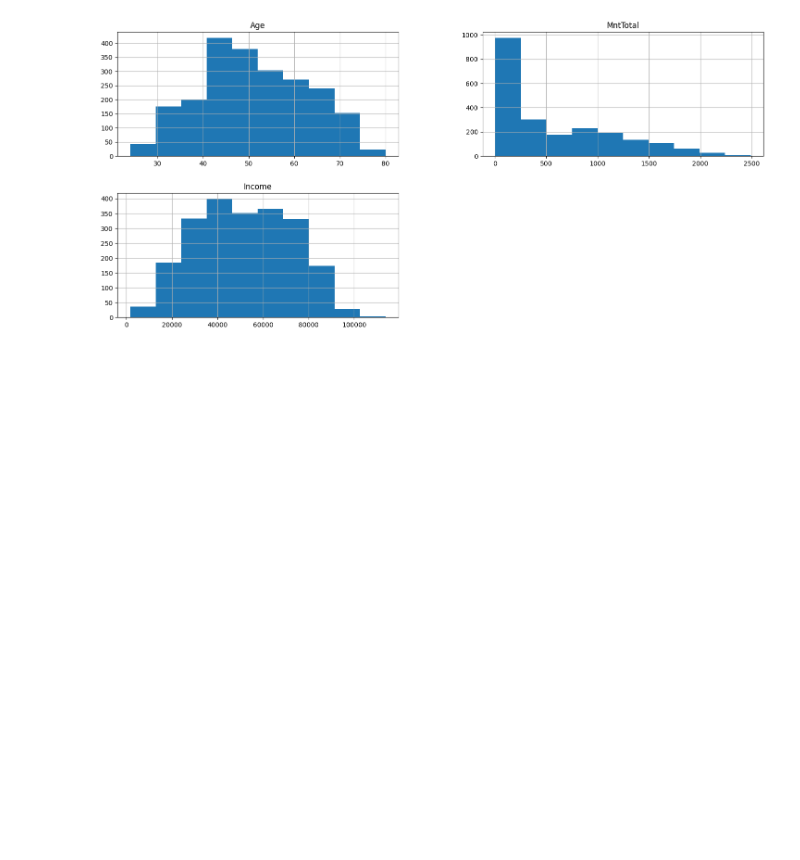
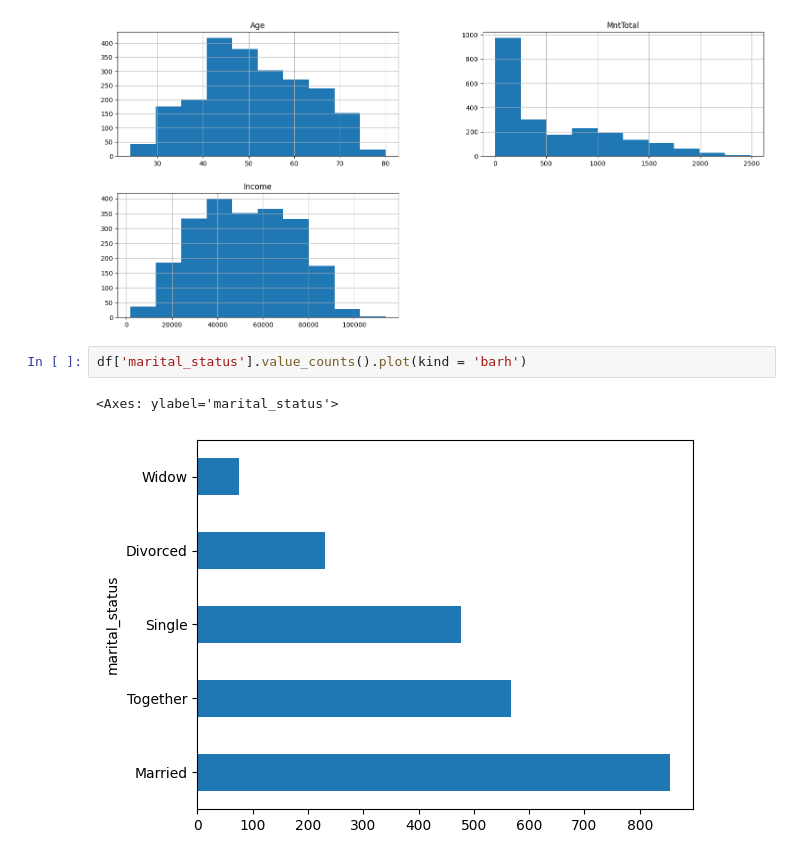
Before and after one commit to evertonenrico/Ifood_Insights, a Jupyter notebook: Ifood_Dataset/Import_DataSet_Ifood.ipynb, the cells around one changed output. Cells and saved outputs as stored; diff of their text form; blank space fills up the shorter version.

```diff
--- a/Ifood_Dataset/Import_DataSet_Ifood.ipynb
+++ b/Ifood_Dataset/Import_DataSet_Ifood.ipynb
@@ -297,3 +297,8 @@ array([[<Axes: title={'center': 'Age'}>,
         <Axes: title={'center': 'MntTotal'}>],
        [<Axes: title={'center': 'Income'}>, <Axes: >]], dtype=object)
 [figure]
+# %%
+df['marital_status'].value_counts().plot(kind = 'barh')
+# %% [output]
+<Axes: ylabel='marital_status'>
+[figure, added]
```
Also changed, not shown: parts of 2 cells of this notebook.
